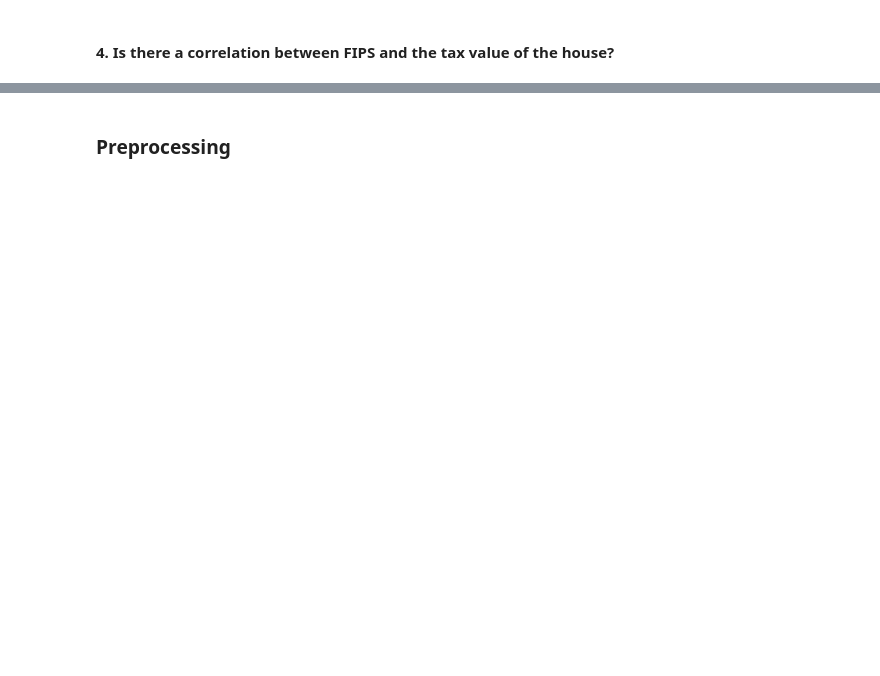
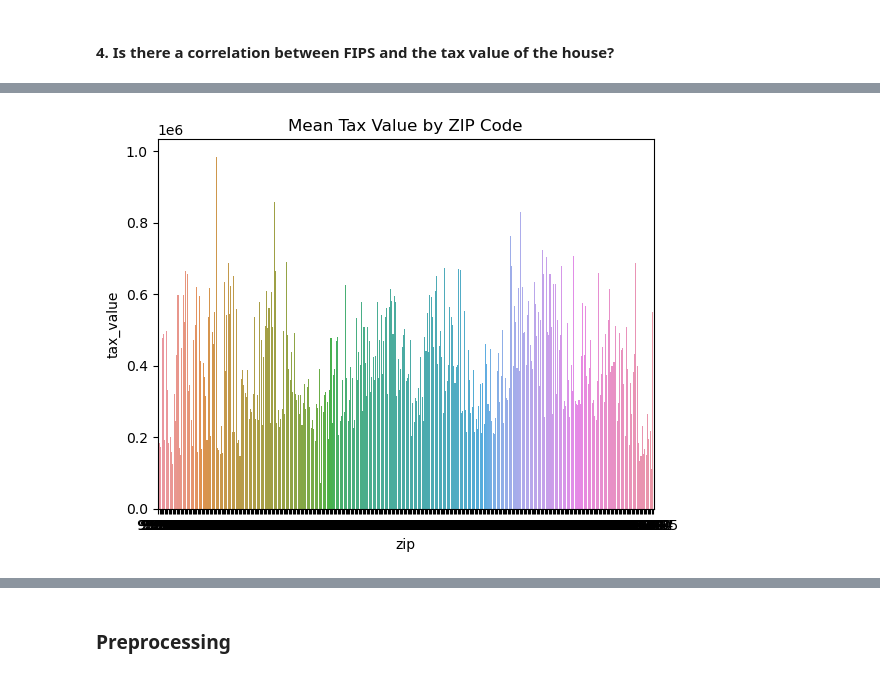
Before and after one commit to corey-baughman/010_regression_project, a Jupyter notebook: zillow_1.ipynb, the cells around one changed output, grey strips where cells are left out. Cells and saved outputs as stored; diff of their text form; code cells hidden in the pictures; blank space fills up the shorter version.

```diff
--- a/zillow_1.ipynb
+++ b/zillow_1.ipynb
@@ -432,0 +453,8 @@ fips_dict
+# %%
+zip_mean_value = train.tax_value.groupby(train.zip
+                                        ).agg('mean').sort_values(ascending=False).reset_index()
+sns.barplot(x='zip', y='tax_value', data=zip_mean_value)
+plt.title('Mean Tax Value by ZIP Code')
+plt.show()
+# %% [output]
+[figure, added]
```
Also changed, not shown: parts of 32 cells of this notebook, 6 other files.
